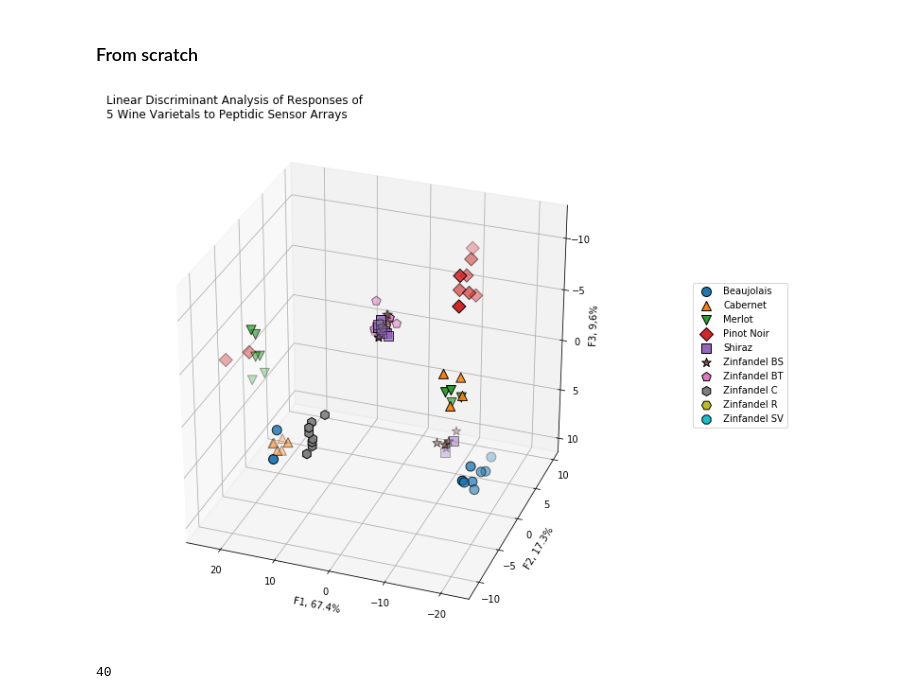
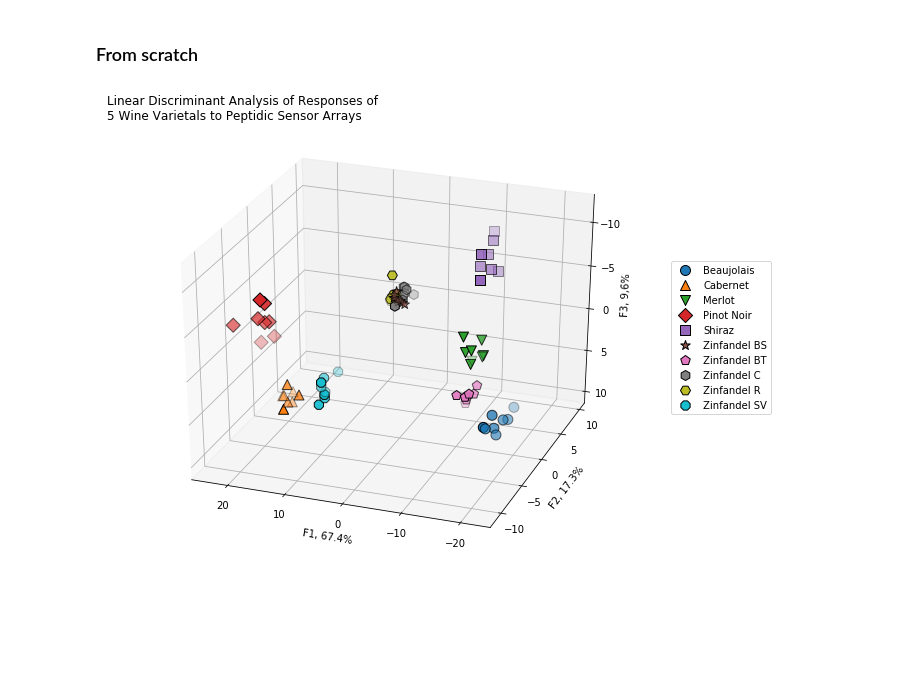
Before and after one commit to mudspringhiker/pca_kmeans_anslynwines, a Jupyter notebook: 5wines0720.ipynb, the cells around one changed output. Saved outputs shown, nothing was run; the diff lists cells and outputs as text; code cells hidden in the pictures; blank space fills up the shorter version.

Commit message:
Fix legend, remove extraneous code

```diff
--- a/5wines0720.ipynb
+++ b/5wines0720.ipynb
@@ -372,25 +287,23 @@ import matplotlib as mpl
 # %%
 current_cycler = mpl.rcParams['axes.prop_cycle']
 # %%
-fig = plt.figure(figsize=(10,10))
+fig = plt.figure(figsize=(10,8))
 ax = plt.subplot(111, projection='3d')
+ax.view_init(azim=70, elev=-150)
 markers = ['o', '^', 'v', 'D', 's', '*', 'p', 'h', 'H', '8', '<', '>']
 row=0
-num = len(target_unique)
-for i, (label, color_) in enumerate(zip(target_unique, current_cycler())):
-    ax.scatter(X_lda[row:row+num,0], X_lda[row:row+num,1], X_lda[row:row+num,2], s=100, color=color_['color'], label=label, edgecolors='black', marker=markers[i])
+num = 8
+for i, (label, color_) in enumerate(zip(np.unique(target), current_cycler())):
+    ax.scatter(X_lda[row:row+num,0], X_lda[row:row+num,1], X_lda[row:row+num,2], s=100,
+               color=color_['color'], label=label, edgecolors='black', marker=markers[i])
     row+=num
 
-plt.legend(bbox_to_anchor=(1.3,0.7))
+plt.legend(bbox_to_anchor=(1.2,0.7))
 ax.set_xlabel('F1, 67.4%')
 ax.set_ylabel('F2, 17.3%')
 ax.set_zlabel('F3, 9,6%')
 ax.set_title("Linear Discriminant Analysis of Responses of \n5 Wine Varietals to Peptidic Sensor Arrays", loc='left')
 ax.view_init(azim=70, elev=-150)
 plt.show()
 # %% [output]
-[figure, old version]
+[figure, new version]
-# %%
-ax.azim
-# %% [output]
-40
```
Also changed, not shown: parts of 18 cells of this notebook.
